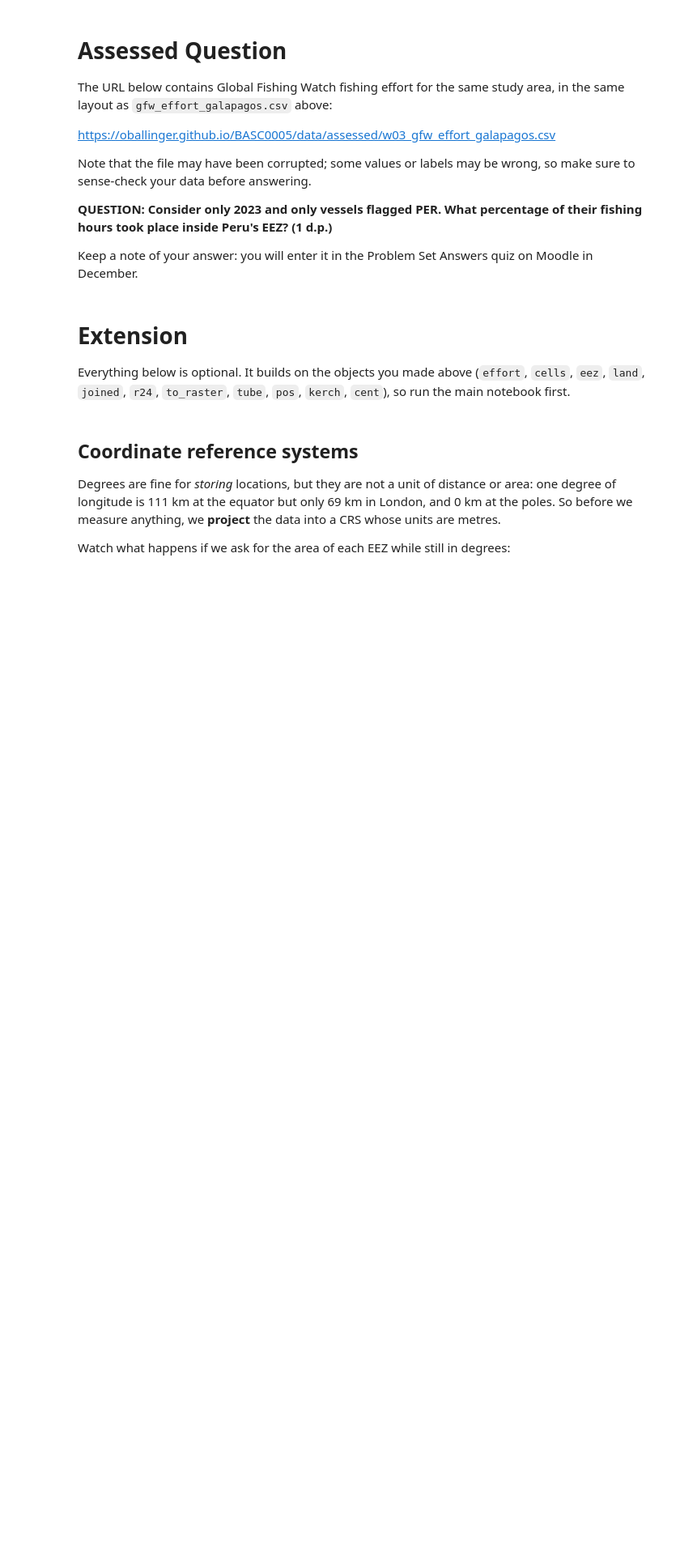
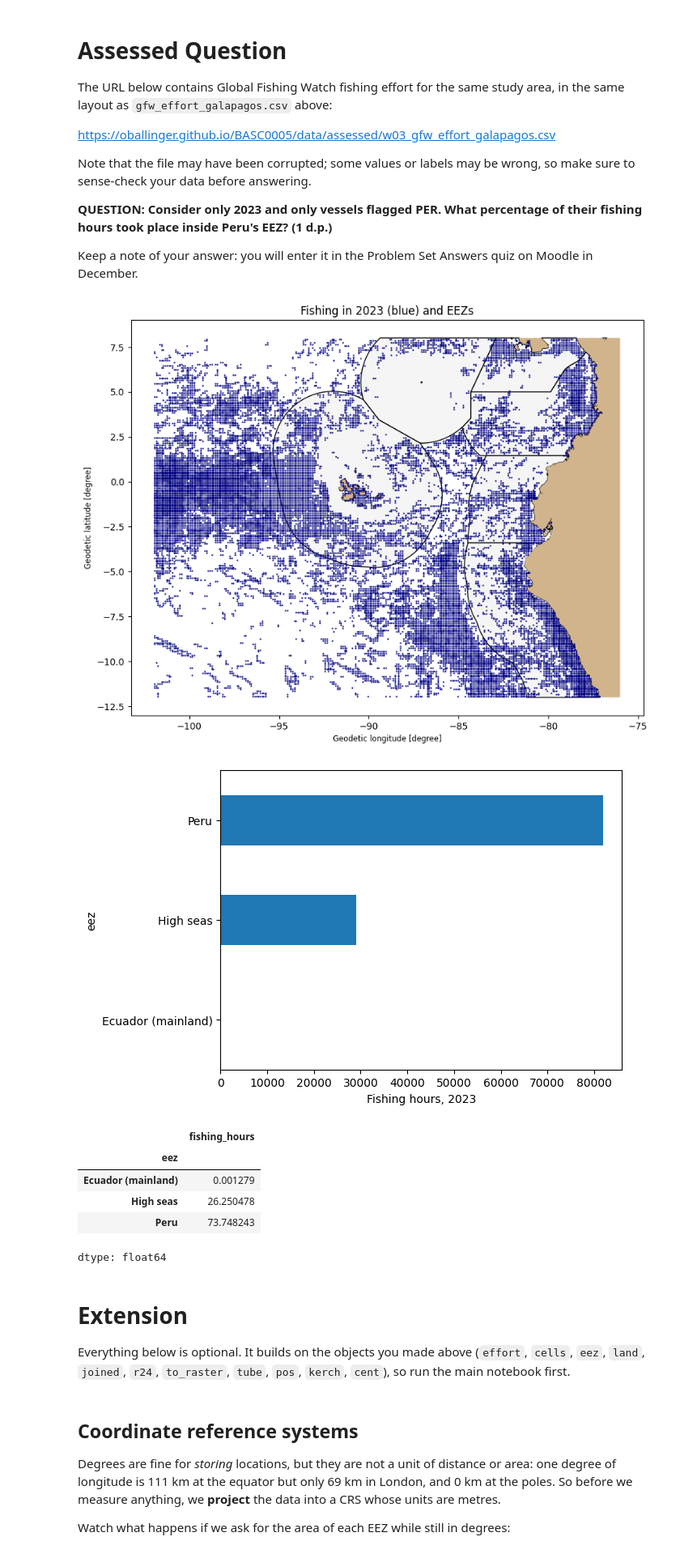
Before and after one commit to nmannbenn-debug/QM2, a Jupyter notebook: notebooks/W03. Spatial Data.ipynb, the cells around one changed output. Shown at 81% size. Cells and saved outputs as stored; diff of their text form; code cells hidden in the pictures; blank space fills up the shorter version.

```diff
--- a/notebooks/W03. Spatial Data.ipynb
+++ b/notebooks/W03. Spatial Data.ipynb
@@ -410,3 +408,52 @@ Keep a note of your answer: you will enter it in the Problem Set Answers quiz on
+# %%
+# your code here
+
+fisheff_wide = pd.read_csv("https://oballinger.github.io/BASC0005/data/assessed/w03_gfw_effort_galapagos.csv")
+
+fisheff = fisheff_wide.groupby(["flag", "year", "lat","lon"], as_index=False)["fishing_hours"].sum()
+fisheff
+
+e23 = fisheff[fisheff["year"] == 2023]
+
+areas = gpd.GeoDataFrame(e23, geometry=gpd.points_from_xy(e23["lat"], e23["lon"]),   # x = actual longitude, y = actual latitude
+crs="EPSG:4326",
+) #lat and long were swapped
+areas.head()
+
+eez = gpd.read_file(URL + "eez_galapagos.geojson")
+land = gpd.read_file(URL + "land_galapagos.geojson")
+eez
+
+joined = gpd.sjoin(areas, eez, how="left", predicate="within")
+joined["eez"] = joined["eez"].fillna("High seas")
+joined
+
+ax = eez.plot(figsize=(10, 8), color="whitesmoke", edgecolor="black")   # EEZ polygons
+land.plot(ax=ax, color="tan")                                            # land
+areas.plot(ax=ax, markersize=0.5, color="navy")                          # fishing cells (points)
+plt.title("Fishing in 2023 (blue) and EEZs")
+plt.show()
+
+by_eez = joined.groupby("eez")["fishing_hours"].sum()
+by_eez
+
+peru = joined[joined["flag"] == "PER"]
+
+by_eez_peru = peru.groupby("eez")["fishing_hours"].sum()
+by_eez_peru.plot(kind="barh")
+plt.xlabel("Fishing hours, 2023")
+plt.show()
+
+100 * by_eez_peru / by_eez_peru.sum()
+# %% [output]
+[figure, added]
+[figure, added]
+|  | fishing_hours |
+| eez |  |
+| Ecuador (mainland) | 0.001279 |
+| High seas | 26.250478 |
+| Peru | 73.748243 |
+dtype: float64
 # %% [markdown]
 # Extension
 
```
Also changed, not shown: parts of 8 cells of this notebook.
